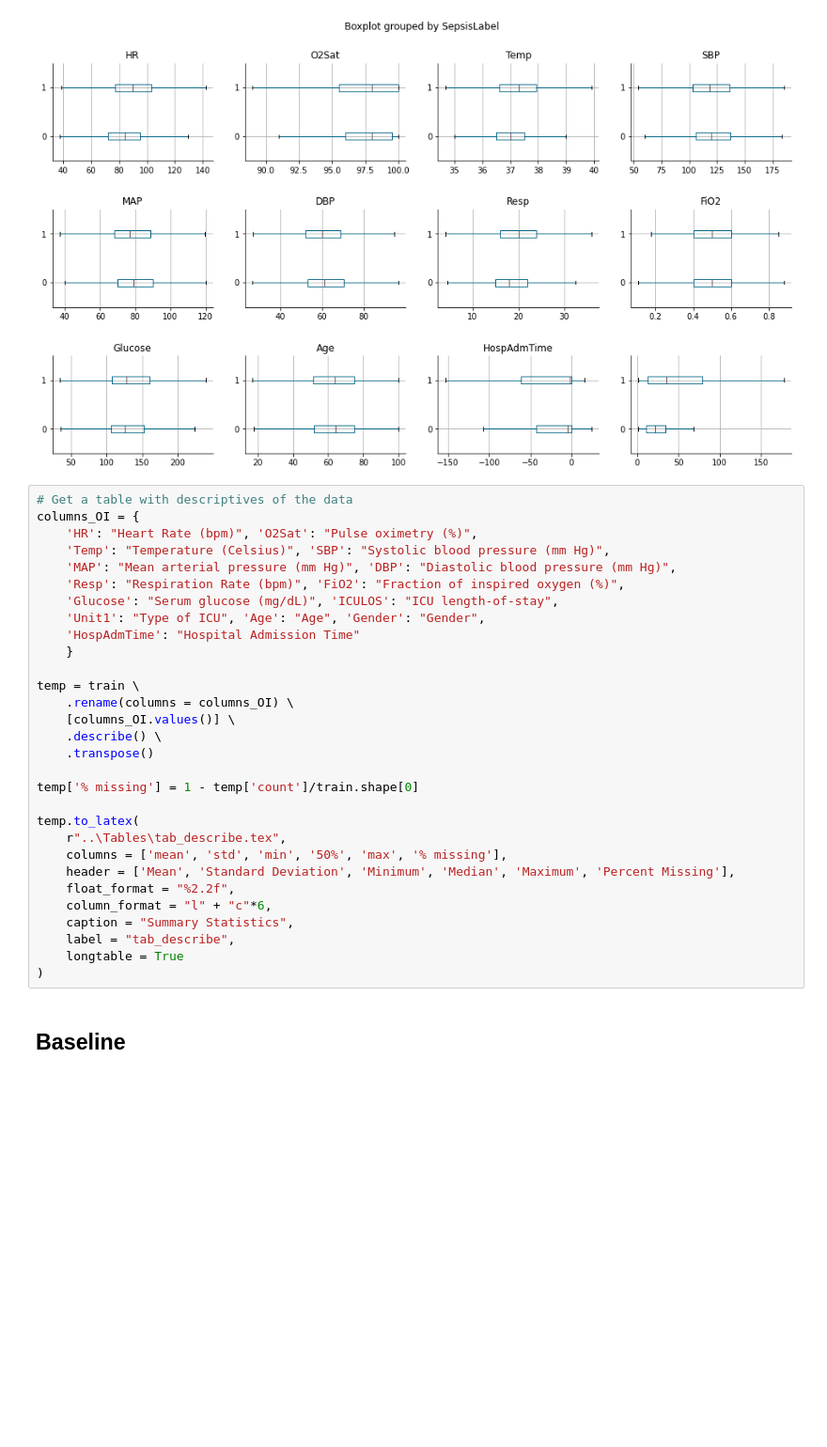
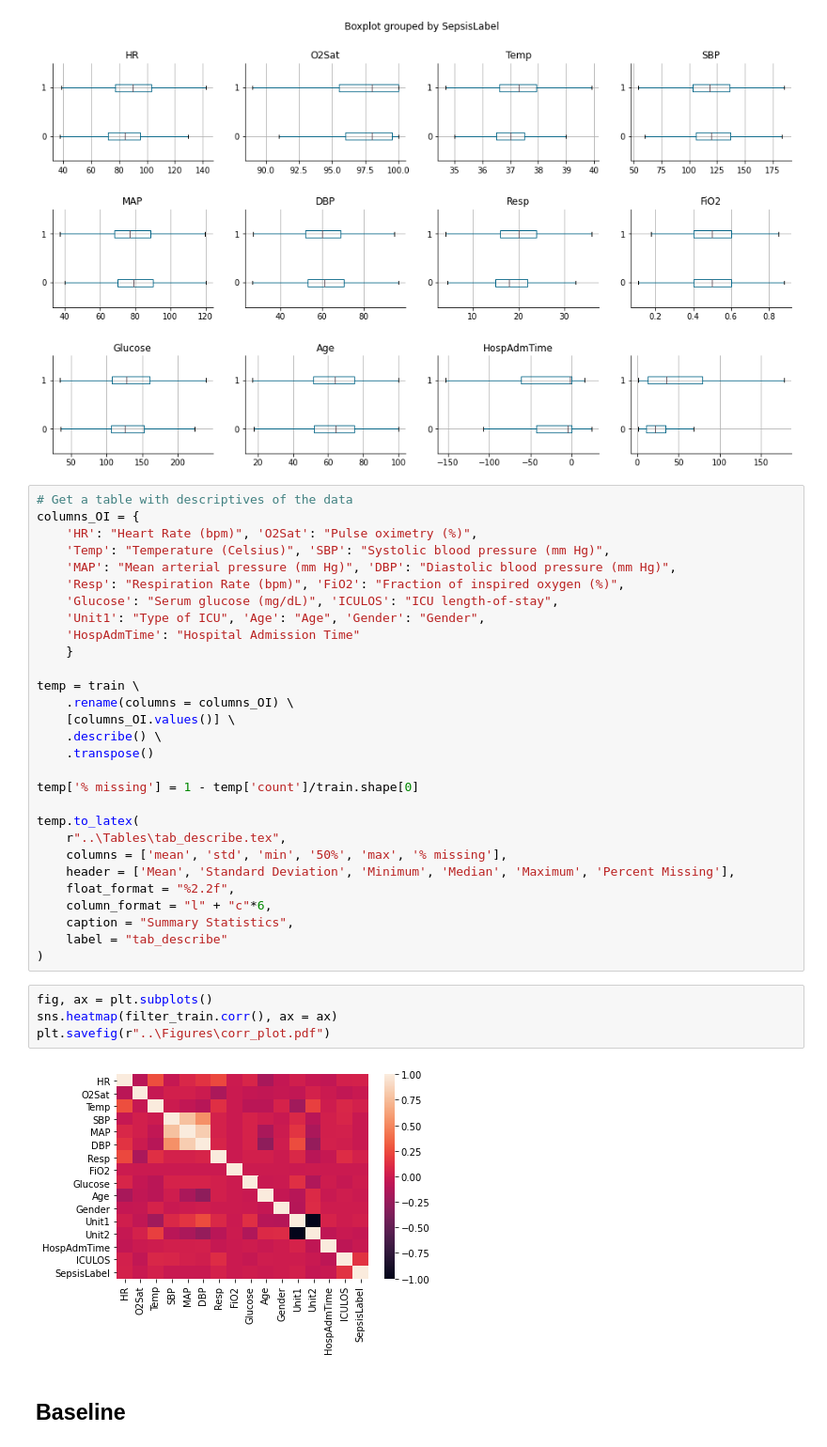
Before and after one commit to Jonas-JP-Peeters/ResposibleDataScience, a Jupyter notebook: Scripts/EDA_and_Baseline.ipynb, the cells around one changed output. Shown at 94% size. Saved outputs shown, nothing was run; the diff lists cells and outputs as text; blank space fills up the shorter version.

Commit message:
Figure added

```diff
--- a/Scripts/EDA_and_Baseline.ipynb
+++ b/Scripts/EDA_and_Baseline.ipynb
@@ -150,9 +150,14 @@ temp.to_latex(
     float_format = "%2.2f",
     column_format = "l" + "c"*6,
     caption = "Summary Statistics",
-    label = "tab_describe",
-    longtable = True
+    label = "tab_describe"
 )
+# %%
+fig, ax = plt.subplots()
+sns.heatmap(filter_train.corr(), ax = ax)
+plt.savefig(r"..\Figures\corr_plot.pdf")
+# %% [output]
+[figure, added]
 # %% [markdown]
 ## **Baseline**
 # %% [markdown]
```
Also changed, not shown: 1 other file.
